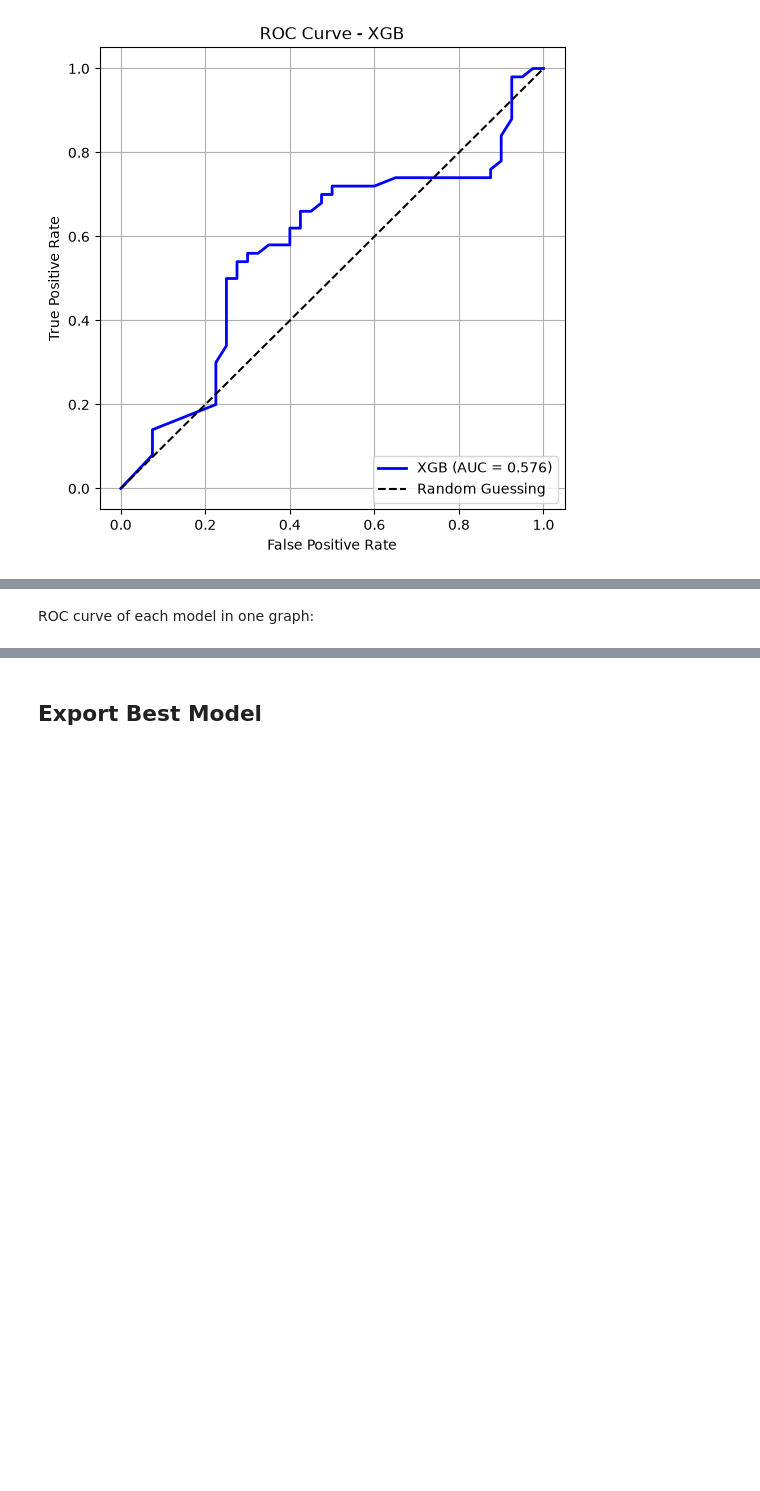
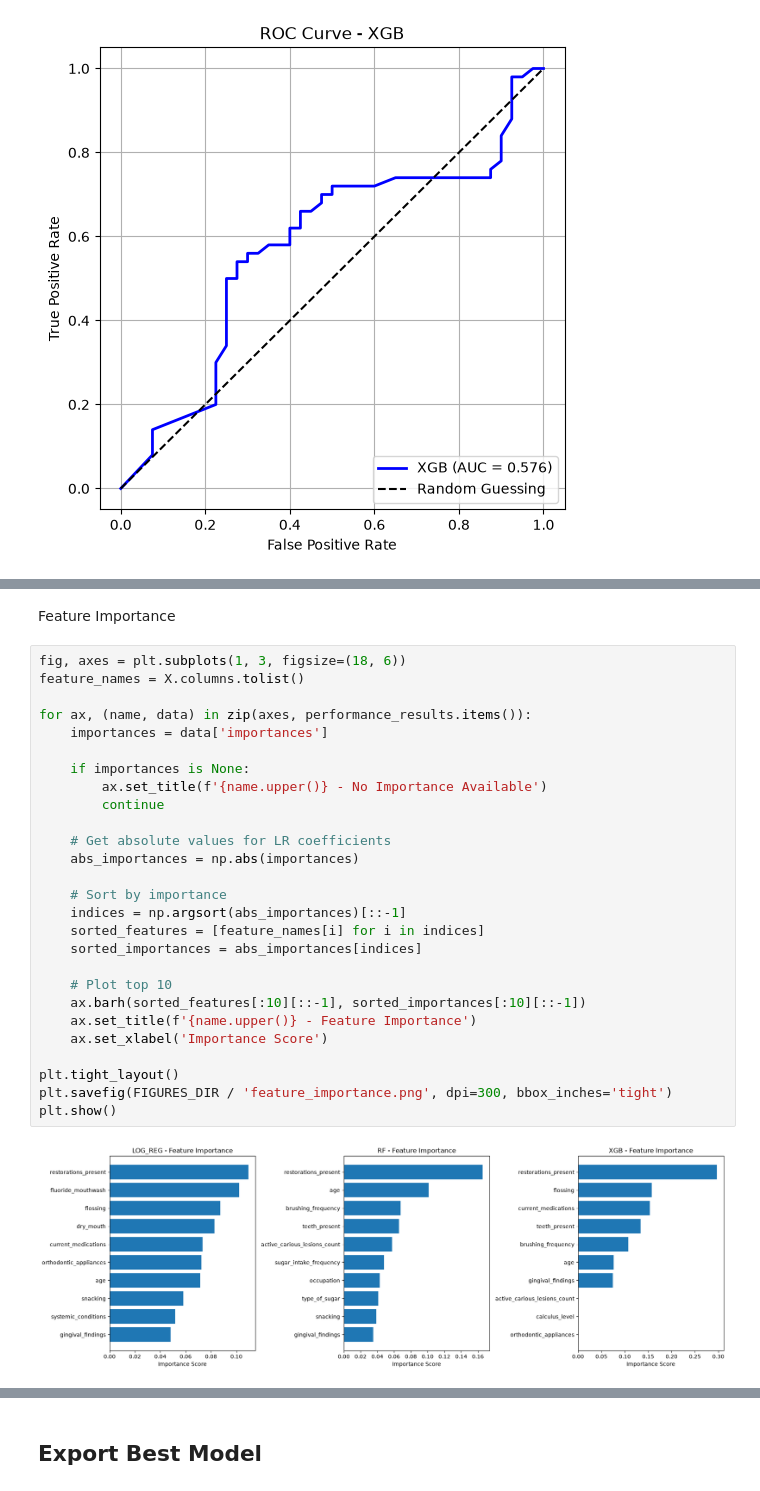
Before and after one commit to PixulMonk/caries-risk-prediction-ml, a Jupyter notebook: notebooks/caries_risk_prediction_models.ipynb, the cells around one changed output, grey strips where cells are left out. Drawn from its saved outputs; the diff is of its cells as text; blank space fills up the shorter version.

Commit message:
feat: add feature importance figures and tables

```diff
--- a/notebooks/caries_risk_prediction_models.ipynb
+++ b/notebooks/caries_risk_prediction_models.ipynb
@@ -333,2 +360,31 @@ for name, data in performance_results.items():
 # %% [markdown]
-ROC curve of each model in one graph:
+Feature Importance
+# %%
+fig, axes = plt.subplots(1, 3, figsize=(18, 6))
+feature_names = X.columns.tolist()
+
+for ax, (name, data) in zip(axes, performance_results.items()):
+    importances = data['importances']
+
+    if importances is None:
+        ax.set_title(f'{name.upper()} - No Importance Available')
+        continue
+
+    # Get absolute values for LR coefficients
+    abs_importances = np.abs(importances)
+
+    # Sort by importance
+    indices = np.argsort(abs_importances)[::-1]
+    sorted_features = [feature_names[i] for i in indices]
+    sorted_importances = abs_importances[indices]
+
+    # Plot top 10
+    ax.barh(sorted_features[:10][::-1], sorted_importances[:10][::-1])
+    ax.set_title(f'{name.upper()} - Feature Importance')
+    ax.set_xlabel('Importance Score')
+
+plt.tight_layout()
+plt.savefig(FIGURES_DIR / 'feature_importance.png', dpi=300, bbox_inches='tight')
+plt.show()
+# %% [output]
+[figure, added]
```
Also changed, not shown: parts of 5 cells of this notebook.
